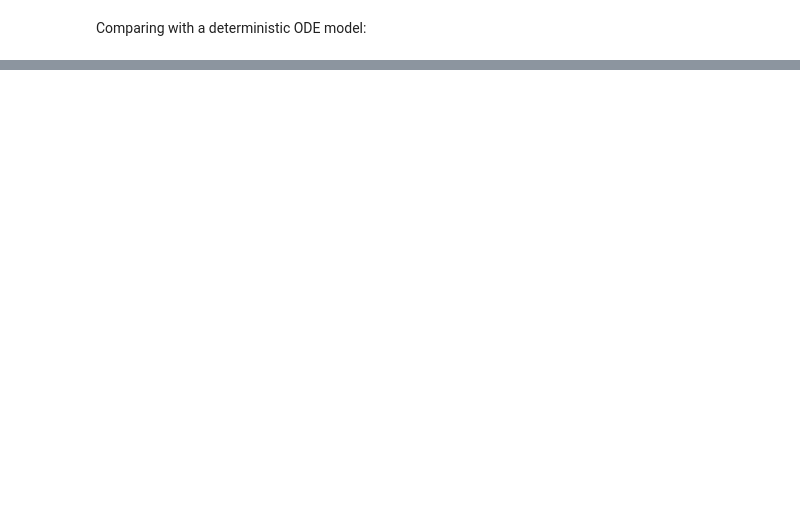
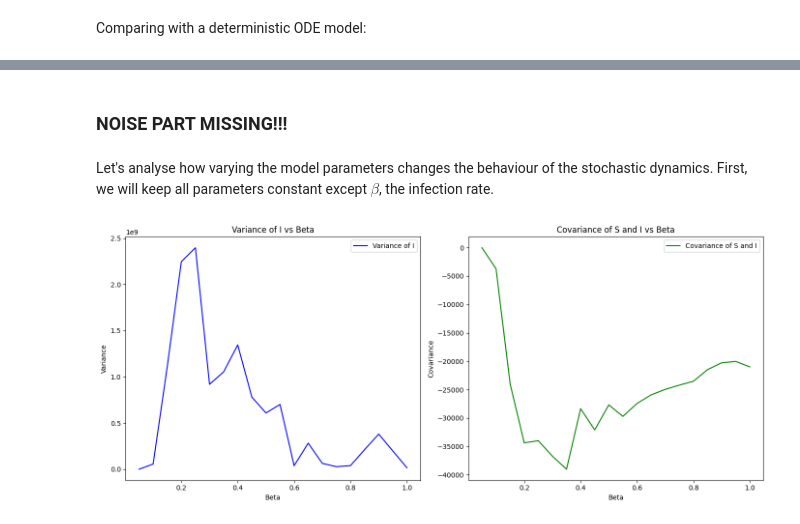
Before and after one commit to sofiatete/ICS_Assignment2, a Jupyter notebook: project.ipynb, the cells around one changed output, grey strips where cells are left out. Drawn from its saved outputs; the diff is of its cells as text; code cells hidden in the pictures; blank space fills up the shorter version.

Commit message:
Changes in the first exercise and a very questionable and probably wrong attempt to do the beginning of the second exercise

```diff
--- a/project.ipynb
+++ b/project.ipynb
@@ -90,0 +125,2 @@ plt.show()
+# %% [markdown]
+### NOISE PART MISSING!!!
@@ -90,0 +157,45 @@ plt.show()
+# %% [markdown]
+Let's analyse how varying the model parameters changes the behaviour of the stochastic dynamics. First, we will keep all parameters constant except $\beta$, the infection rate.
+# %%
+beta = 0
+gamma = 1/30
+mu = 1/60
+params = [beta, gamma, mu]
+num_runs = 20
+t_max = 100
+
+varI_beta = []
+cov_beta = []
+beta_list = []
+
+while beta < 1:
+    beta += 0.05
+    params[0] = beta
+    beta_list.append(beta)
+    S_mean, I_mean, S_var, I_var, cov = multiple_runs(params, num_runs, t_max)
+    varI_beta.append(S_var)
+    cov_beta.append(cov)
+
+
+# Create a figure with two subplots (1 row, 2 columns)
+fig, (ax1, ax2) = plt.subplots(1, 2, figsize=(14, 6))
+
+# First plot: Variance of I vs Beta
+ax1.plot(beta_list, varI_beta, label='Variance of I', color='b')
+ax1.set_xlabel('Beta')
+ax1.set_ylabel('Variance')
+ax1.set_title('Variance of I vs Beta')
+ax1.legend()
+
+# Second plot: Covariance of S and I vs Beta
+ax2.plot(beta_list, cov_beta, label='Covariance of S and I', color='g')
+ax2.set_xlabel('Beta')
+ax2.set_ylabel('Covariance')
+ax2.set_title('Covariance of S and I vs Beta')
+ax2.legend()
+
+# Adjust layout to prevent overlap
+fig.tight_layout()
+plt.show()
+# %% [output]
+[figure, added]
```
Also changed, not shown: parts of 5 cells of this notebook.
